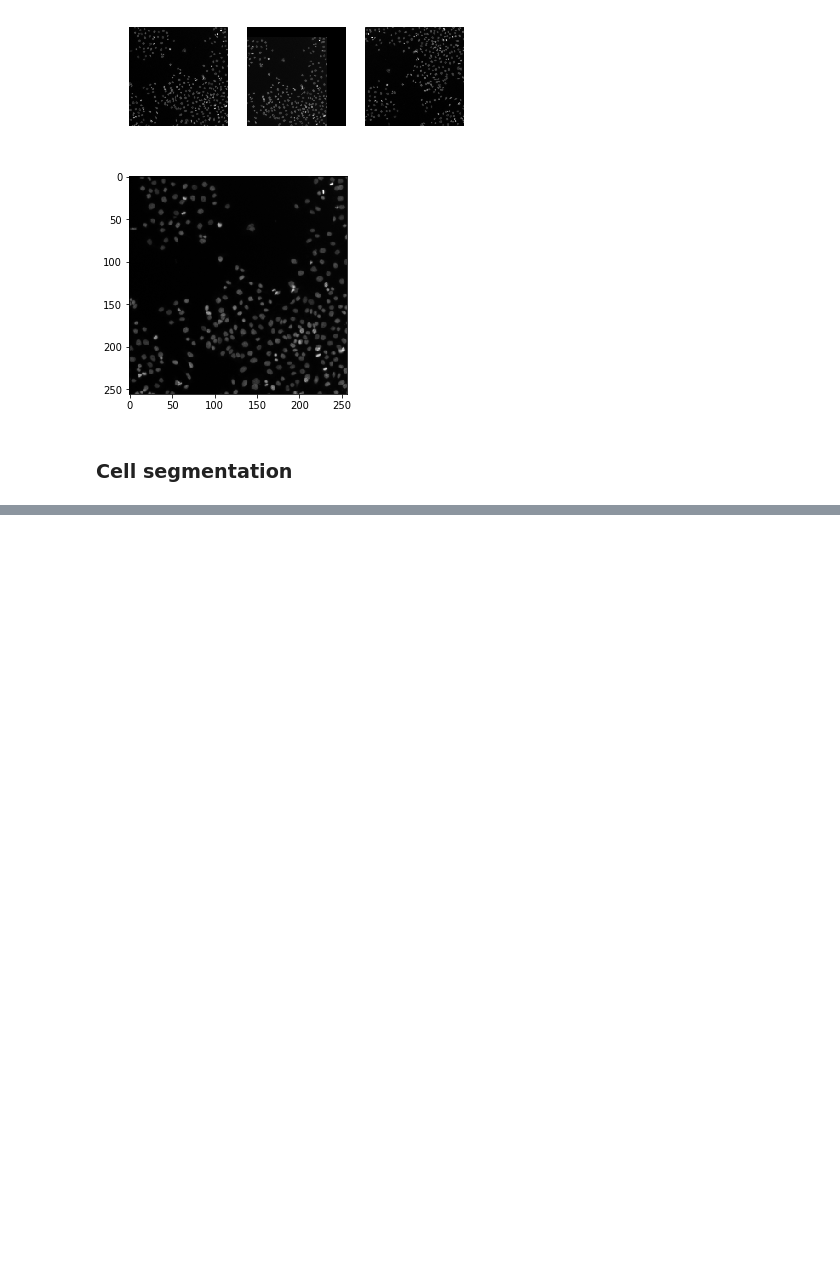
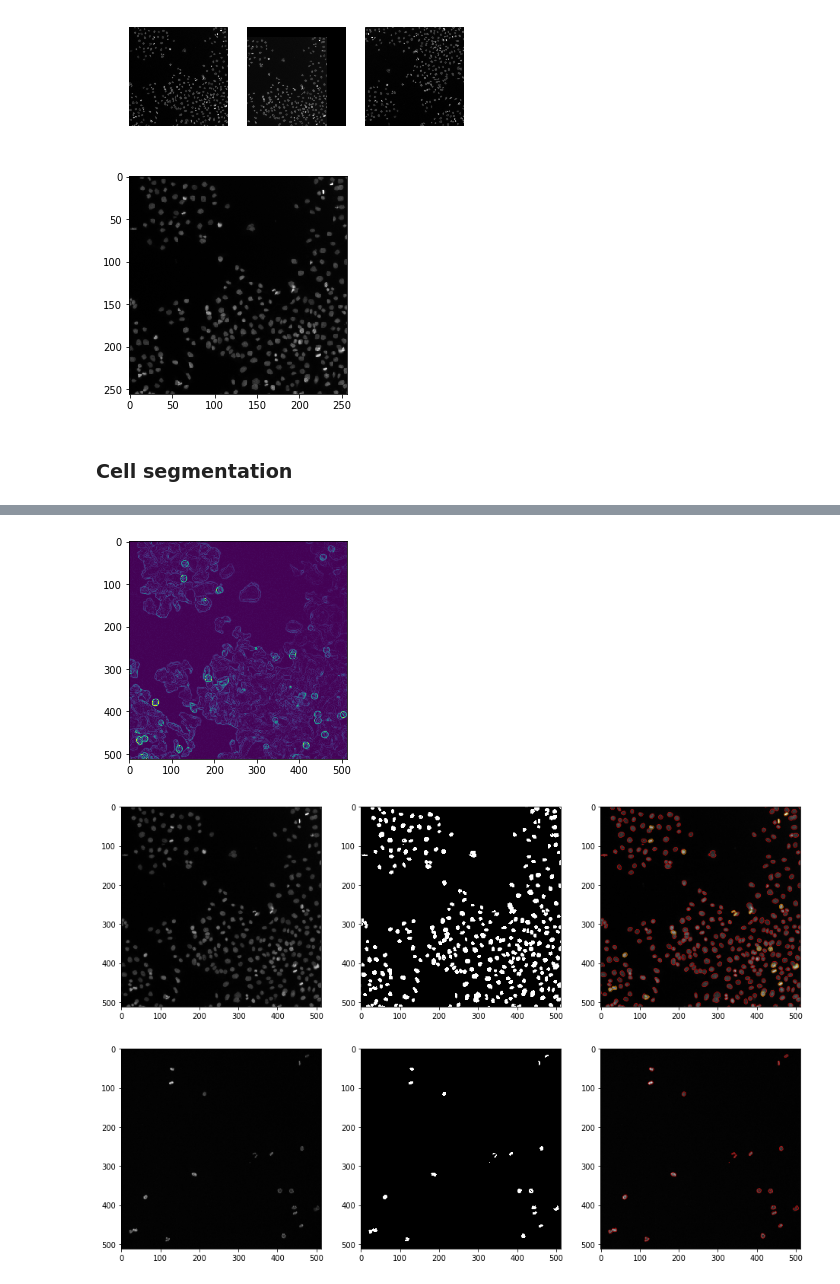
Before and after one commit to volker-baecker/jupyter-workshop-mifobio-2018, a Jupyter notebook: image_analysis.ipynb, the cells around one changed output, grey strips where cells are left out. Saved outputs shown, nothing was run; the diff lists cells and outputs as text; code cells hidden in the pictures; blank space fills up the shorter version.

```diff
--- a/image_analysis.ipynb
+++ b/image_analysis.ipynb
@@ -202,0 +203,30 @@ plt.show()
+# %%
+mask_nuc = np.zeros(nuc_norm.shape, dtype = bool)
+mask_nuc[nuc_norm > threshold_otsu(nuc_norm)] = 1
+
+mask_ph3 = np.zeros(ph3_norm.shape, dtype = bool)
+mask_ph3[ph3_norm > threshold_otsu(nuc_norm)] = 1
+
+fsobel = np.empty_like(cell_norm)
+fsobel = sobel(cell_norm)
+
+plt.imshow(fsobel)
+
+fig, ax = plt.subplots(1,3, figsize=(16,8))
+ax[0].imshow(nuc_norm, cmap = 'gray')
+ax[1].imshow(mask_nuc, cmap = 'gray')
+ax[2].imshow(nuc_norm, cmap = 'gray')
+ax[2].contour(mask_nuc, colors = 'r', linewidths = 0.1)
+ax[2].contour(mask_ph3, colors = 'y', linewidths = 0.1)
+plt.show()
+
+fig, ax = plt.subplots(1,3, figsize=(16,8))
+ax[0].imshow(ph3_norm, cmap = 'gray')
+ax[1].imshow(mask_ph3, cmap = 'gray')
+ax[2].imshow(ph3_norm, cmap = 'gray')
+ax[2].contour(mask_ph3, colors = 'r', linewidths = 0.1)
+plt.show()
+# %% [output]
+[figure, added]
+[figure, added]
+[figure, added]
```
Also changed, not shown: parts of 9 cells of this notebook.
